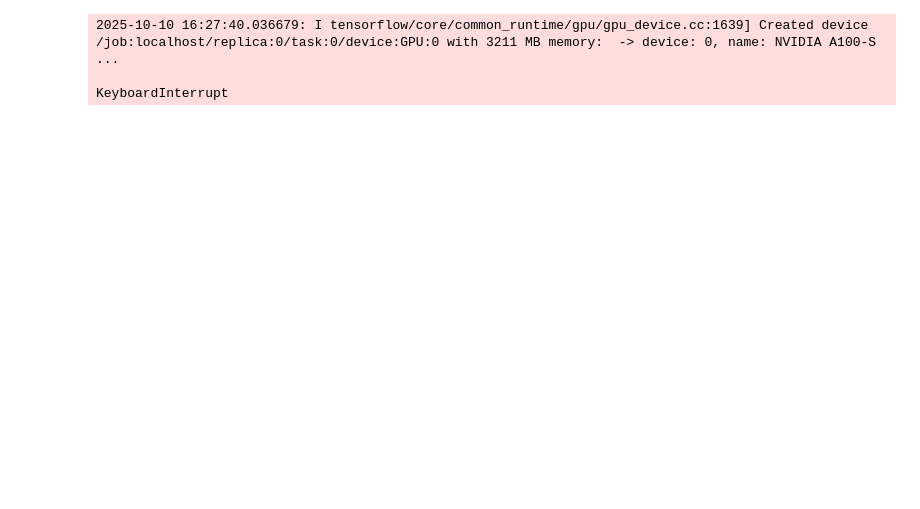
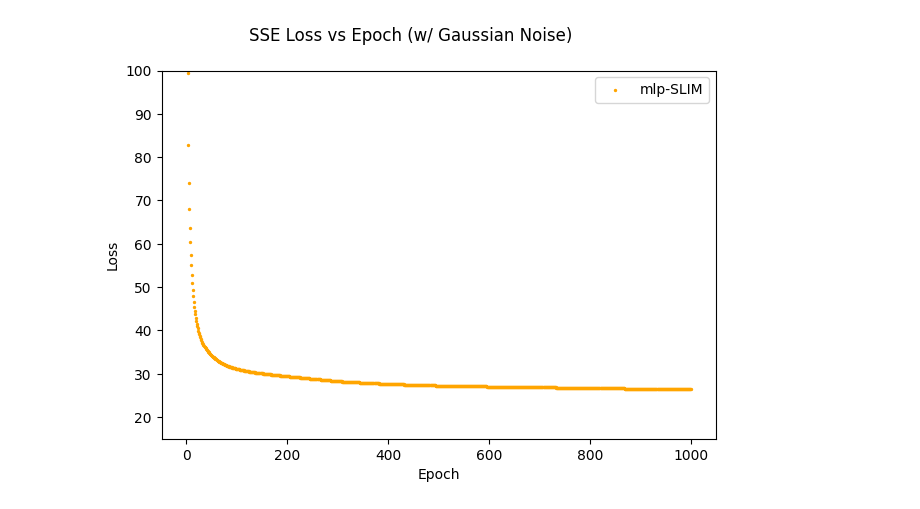
Before and after one commit to davidgjiang/smart-pixels-ml, a Jupyter notebook: training_tracker.ipynb, the cells around one changed output. Cells and saved outputs as stored; diff of their text form; code cells hidden in the pictures; blank space fills up the shorter version.

```diff
--- a/training_tracker.ipynb
+++ b/training_tracker.ipynb
@@ -27,3 +27,13 @@ def get_all_losses(input_dir):
     validation_losses = np.array([float(f.split('-v')[-1].split('.hdf5')[0]) for f in checkpoints])
 
     return train_losses, validation_losses
+# %%
+train_losses1, validation_losses1 = get_all_losses('/data/dajiang/smart-pixels/weights/dataset_3src_16x16_weights/weights-50x12P5-bs5000-34c2da80-2t-conv2d_MAX-manual_input_digitization-noise-checkpoints')
+train_losses2, validation_losses2 = get_all_losses('/data/dajiang/smart-pixels/weights/dataset_3src_16x16_weights/weights-50x12P5-bs5000-34c2da80-2t-conv2d_FULL-manual_input_digitization-noise-checkpoints')
+train_losses3, validation_losses3 = get_all_losses('/data/dajiang/smart-pixels/weights/dataset_3src_16x16_weights/weights-50x12P5-bs5000-34c2da80-2t-mlp_FULL-manual_input_digitization-noise-checkpoints')
+train_losses4, validation_losses4 = get_all_losses('/data/dajiang/smart-pixels/weights/dataset_3src_16x16_weights/weights-50x12P5-bs5000-34c2da80-2t-mlp_SLIM-manual_input_digitization-noise-checkpoints')
+
+epochs1 = np.arange(1, len(train_losses1)+1, 1)
+epochs2 = np.arange(1, len(train_losses2)+1, 1)
+epochs3 = np.arange(1, len(train_losses3)+1, 1)
+epochs4 = np.arange(1, len(train_losses4)+1, 1)
@@ -30 +56,16 @@ def get_all_losses(input_dir):
+# %%
+fig, ax = plt.subplots()
+
+ax.scatter(x=epochs4, y=validation_losses4, s=2, c='orange', label='mlp-SLIM')
+
+ax.set_ylabel('Loss')
+ax.set_xlabel('Epoch')
+ax.set_ylim(15, 100)
+ax.legend()
+fig.suptitle('SSE Loss vs Epoch (w/ Gaussian Noise)')
+fig.tight_layout()
+fig.savefig('/home/dajiang/smart-pixels-ml/plots/loss/loss_mlp-SLIM_manual-input-digitization_noise.png', dpi=300)
+fig.show()
+# %% [output]
+[figure, added]
 # %%
@@ -51,9 +92,3 @@ def get_all_thresholds(input_dir, model_type, initial_thresholds=[400, 1000, 200
         thresholds_3.append(sq_layer.thresholds.numpy()[2])
 
     return thresholds_1, thresholds_2, thresholds_3
-# %%
-thresholds_1, thresholds_2, thresholds_3 = get_all_thresholds('/data/dajiang/smart-pixels/weights/dataset_3src_16x16_weights/weights-50x12P5-bs5000-34c2da80-2t-conv2d_FULL-soft_quantizer-k100-checkpoints','conv2d-FULL')
-# %% [output]
-2025-10-10 16:27:40.036679: I tensorflow/core/common_runtime/gpu/gpu_device.cc:1639] Created device /job:localhost/replica:0/task:0/device:GPU:0 with 3211 MB memory:  -> device: 0, name: NVIDIA A100-S ...
-
-KeyboardInterrupt
```
Also changed, not shown: parts of 5 cells of this notebook, 9 other files.
